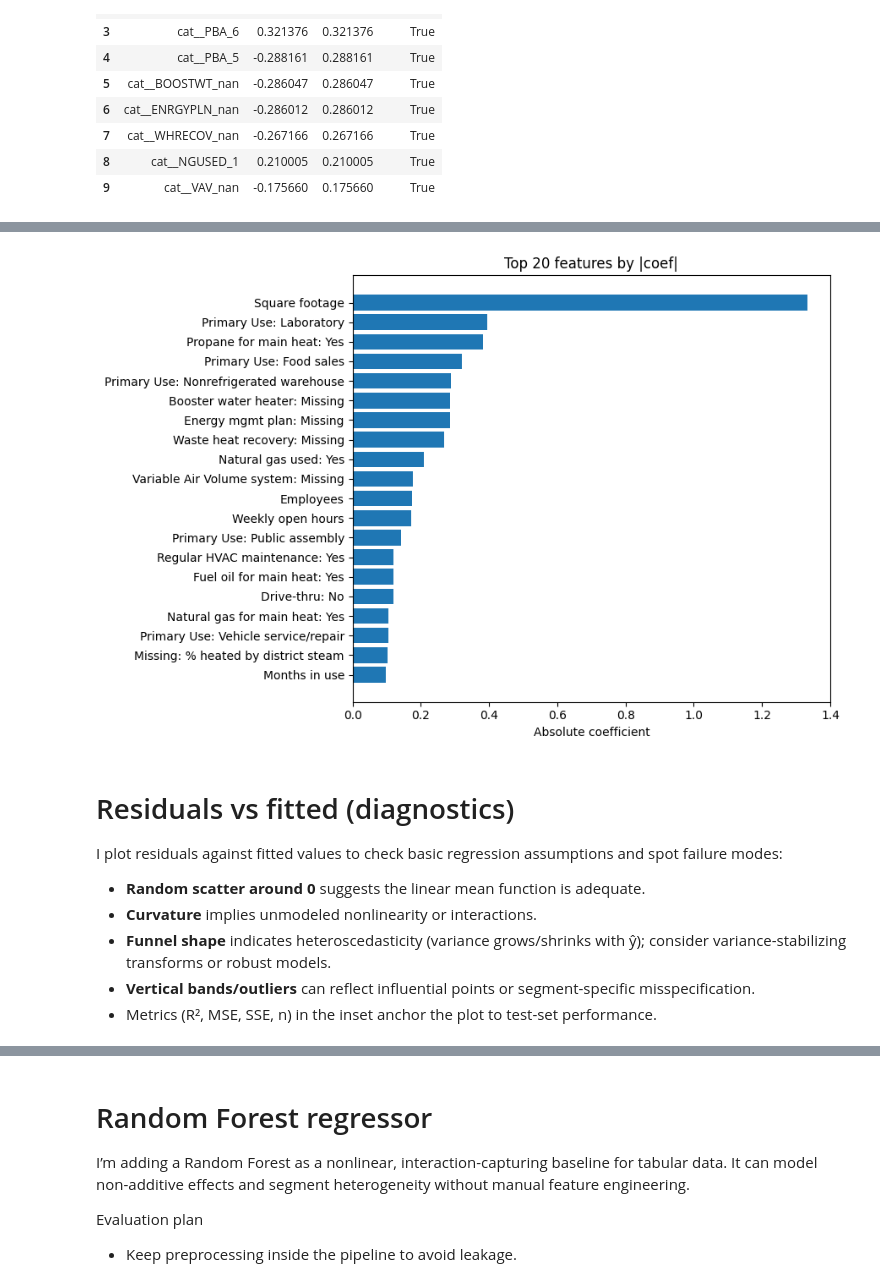
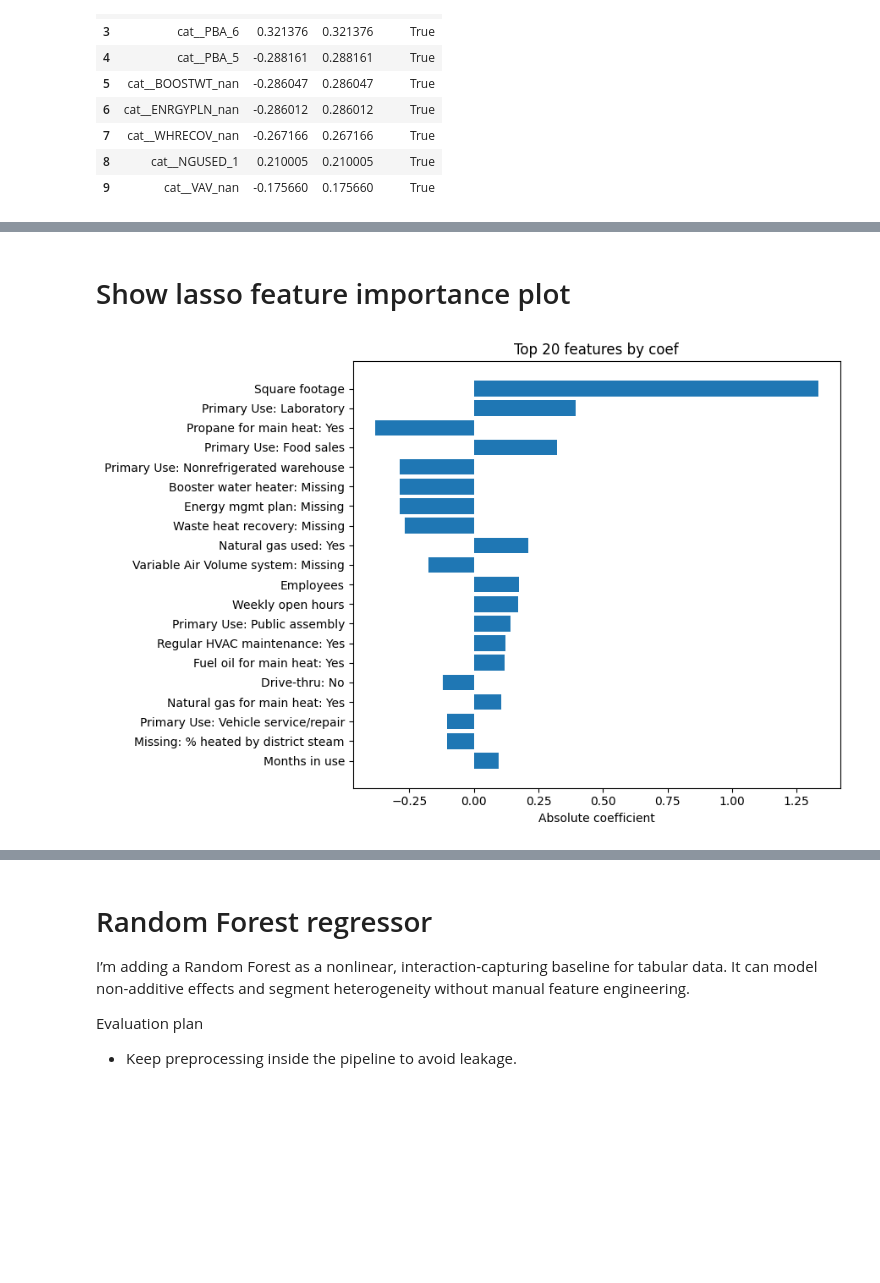
Before and after one commit to dgorin1/CBECS_portfolio, a Jupyter notebook: notebooks/02_build_train.ipynb, the cells around one changed output, grey strips where cells are left out. Saved outputs shown, nothing was run; the diff lists cells and outputs as text; code cells hidden in the pictures; blank space fills up the shorter version.

Commit message:
Cleaned up notebook with comparison of all three models

```diff
--- a/notebooks/02_build_train.ipynb
+++ b/notebooks/02_build_train.ipynb
@@ -558,3 +507,5 @@ coef_df.head(10)
+# %% [markdown]
+# Show lasso feature importance plot
 # %%
 # Mapping from feature strings (your first 20) to readable labels
 readable_map = {
@@ -566,42 +517,33 @@ readable_map = {
     "cat__BOOSTWT_nan": "Booster water heater: Missing",
     "cat__ENRGYPLN_nan": "Energy mgmt plan: Missing",
     "cat__WHRECOV_nan": "Waste heat recovery: Missing",
     "cat__NGUSED_1": "Natural gas used: Yes",
     "cat__VAV_nan": "Variable Air Volume system: Missing",
     "num__NWKER_log1p": "Employees",
     "num__WKHRS_sqrt": "Weekly open hours",
     "cat__PBA_13": "Primary Use: Public assembly",
     "cat__MAINT_1.0": "Regular HVAC maintenance: Yes",
     "cat__FKHT1_1": "Fuel oil for main heat: Yes",
     "cat__DRVTHRU_0.0": "Drive-thru: No",
     "cat__NGHT1_1": "Natural gas for main heat: Yes",
     "cat__PBAPLUS_46": "Primary Use: Vehicle service/repair",
     "num__missingindicator_STHWP_ST": "Missing: % heated by district steam",
     "num__MONUSE": "Months in use",
 }
 
 # Take first 20 rows from your existing coef_df
 top20 = coef_df.head(20).copy()
 top20["readable"] = top20["feature"].map(readable_map).fillna(top20["feature"])
 
 # Bar plot of absolute coefficients
 plt.figure(figsize=(9, 6))
 y = np.arange(len(top20))
-plt.barh(y, top20["abs_coef"].values)
+plt.barh(y, top20["coef"].values)
 plt.yticks(y, top20["readable"].values)
 plt.xlabel("Absolute coefficient")
-plt.title("Top 20 features by |coef|")
+plt.title("Top 20 features by coef")
 plt.gca().invert_yaxis()  # largest at top
 plt.tight_layout()
 plt.show()
 # %% [output]
-[figure, old version]
+[figure, new version]
-# %% [markdown]
-# Residuals vs fitted (diagnostics)
-
-I plot residuals against fitted values to check basic regression assumptions and spot failure modes:
-- **Random scatter around 0** suggests the linear mean function is adequate.
-- **Curvature** implies unmodeled nonlinearity or interactions.
-- **Funnel shape** indicates heteroscedasticity (variance grows/shrinks with ŷ); consider variance-stabilizing transforms or robust models.
-- **Vertical bands/outliers** can reflect influential points or segment-specific misspecification.
-- Metrics (R², MSE, SSE, n) in the inset anchor the plot to test-set performance.
```
Also changed, not shown: parts of 37 cells of this notebook, 4 other files.
